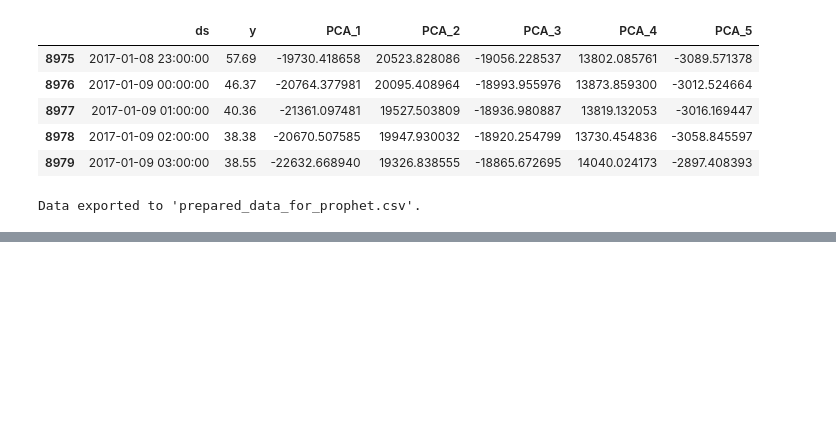
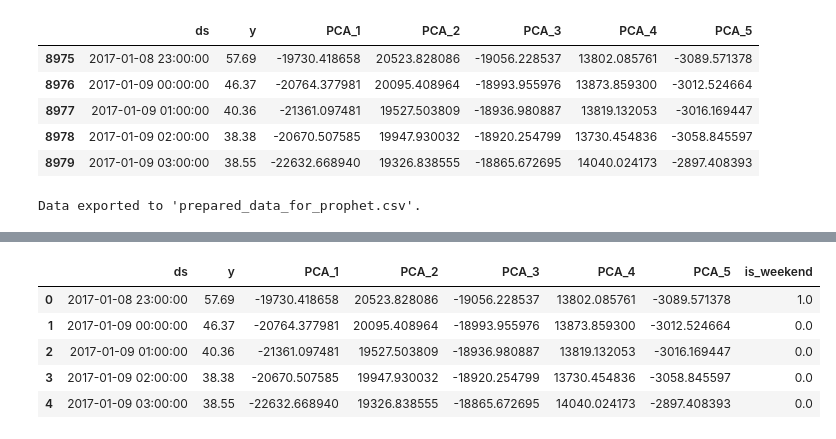
Before and after one commit to venture-data/lstm-example, a Jupyter notebook: Prophet/cleaned_feature_engg.ipynb, the cells around one changed output, grey strips where cells are left out. Saved outputs shown, nothing was run; the diff lists cells and outputs as text; code cells hidden in the pictures; blank space fills up the shorter version.

```diff
--- a/Prophet/cleaned_feature_engg.ipynb
+++ b/Prophet/cleaned_feature_engg.ipynb
@@ -444,0 +523,21 @@ Data exported to 'prepared_data_for_prophet.csv'.
+# %%
+# Extract 'is_weekend' and 'Date' from the original data
+is_weekend_data = data[['Date', 'is_weekend']]
+
+# Load the prepared data
+prepared_data = pd.read_csv("prepared_data_for_prophet.csv")
+
+# Ensure 'ds' in prepared data is in datetime format
+prepared_data['ds'] = pd.to_datetime(prepared_data['ds'], errors='coerce')
+
+# Merge 'is_weekend' with prepared data using the date columns
+prepared_data = pd.merge(prepared_data, is_weekend_data, left_on='ds', right_on='Date', how='left')
+
+# Drop the extra 'Date' column that was added during the merge
+prepared_data = prepared_data.drop(columns=['Date'])
+
+# Save the updated data back to CSV
+prepared_data.to_csv('prepared_data_for_prophet.csv', index=False)
+# %%
+# Sort by 'ds' in ascending order
+prepared_data = prepared_data.sort_values(by='ds', ascending=True)
@@ -444,0 +556,9 @@ Data exported to 'prepared_data_for_prophet.csv'.
+# %%
+prepared_data.head()
+# %% [output]
+|  | ds | y | PCA_1 | PCA_2 | PCA_3 | PCA_4 | PCA_5 | is_weekend |
+| 0 | 2017-01-08 23:00:00 | 57.69 | -19730.418658 | 20523.828086 | -19056.228537 | 13802.085761 | -3089.571378 | 1.0 |
+| 1 | 2017-01-09 00:00:00 | 46.37 | -20764.377981 | 20095.408964 | -18993.955976 | 13873.859300 | -3012.524664 | 0.0 |
+| 2 | 2017-01-09 01:00:00 | 40.36 | -21361.097481 | 19527.503809 | -18936.980887 | 13819.132053 | -3016.169447 | 0.0 |
+| 3 | 2017-01-09 02:00:00 | 38.38 | -20670.507585 | 19947.930032 | -18920.254799 | 13730.454836 | -3058.845597 | 0.0 |
+| 4 | 2017-01-09 03:00:00 | 38.55 | -22632.668940 | 19326.838555 | -18865.672695 | 14040.024173 | -2897.408393 | 0.0 |
```
Also changed, not shown: parts of 10 cells of this notebook.
